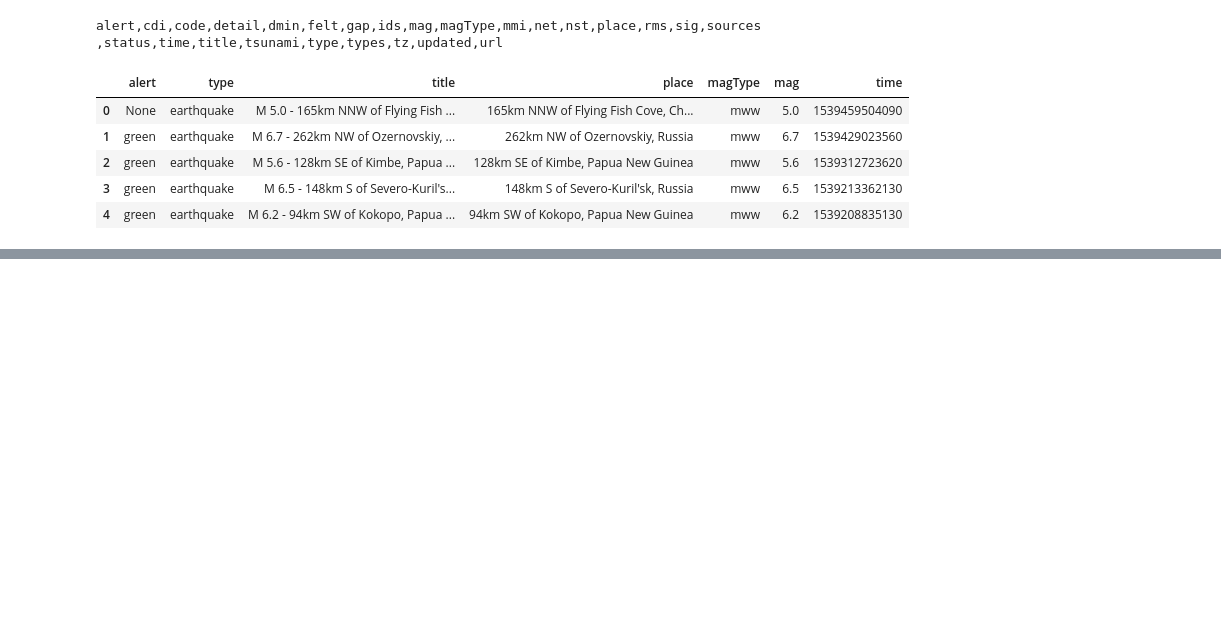
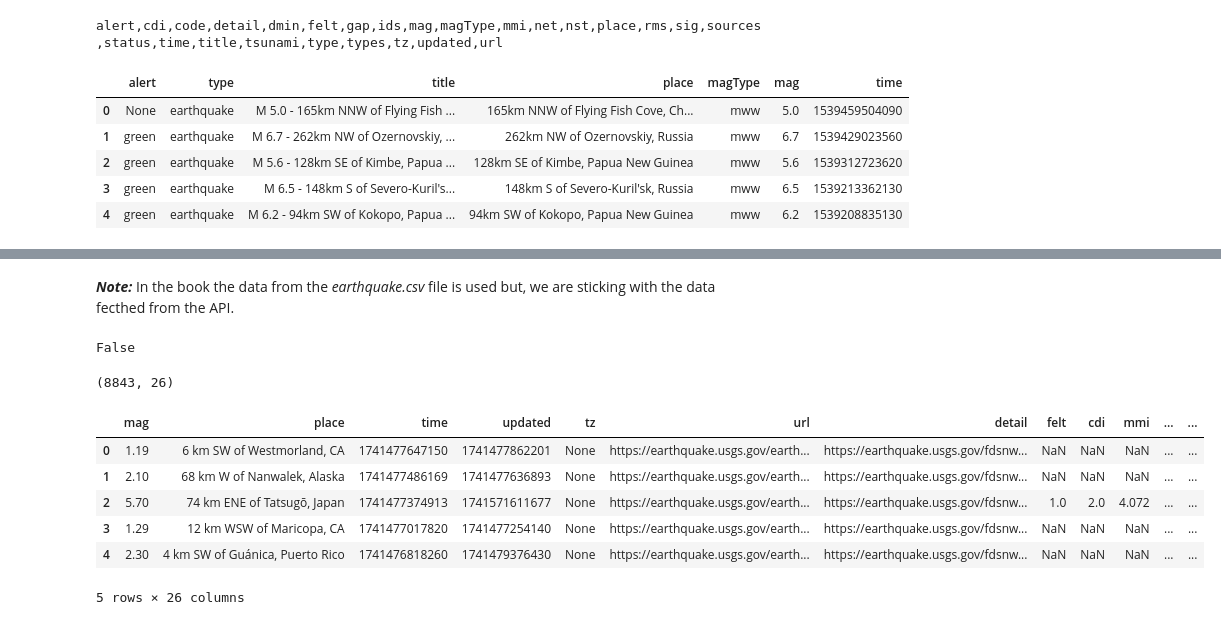
Before and after one commit to OfTheByteQuest/Data-Analytics-Learning-and-Projects, a Jupyter notebook: Chapter-2/Chapter-2.ipynb, the cells around one changed output, grey strips where cells are left out. Cells and saved outputs as stored; diff of their text form; code cells hidden in the pictures; blank space fills up the shorter version.

```diff
--- a/Chapter-2/Chapter-2.ipynb
+++ b/Chapter-2/Chapter-2.ipynb
@@ -318,0 +373,20 @@ tsunamis.head()
+# %% [markdown]
+***Note:*** In the book the data from the *earthquake.csv* file is used but, we are sticking with the data fecthed from the API.
+# %%
+df.empty
+# %% [output]
+False
+# %%
+df.shape
+# %% [output]
+(8843, 26)
+# %%
+df.head()
+# %% [output]
+|  | mag | place | time | updated | tz | url | detail | felt | cdi | mmi | ... | ... |
+| 0 | 1.19 | 6 km SW of Westmorland, CA | 1741477647150 | 1741477862201 | None | https://earthquake.usgs.gov/earth... | https://earthquake.usgs.gov/fdsnw... | NaN | NaN | NaN | ... | ... |
+| 1 | 2.10 | 68 km W of Nanwalek, Alaska | 1741477486169 | 1741477636893 | None | https://earthquake.usgs.gov/earth... | https://earthquake.usgs.gov/fdsnw... | NaN | NaN | NaN | ... | ... |
+| 2 | 5.70 | 74 km ENE of Tatsugō, Japan | 1741477374913 | 1741571611677 | None | https://earthquake.usgs.gov/earth... | https://earthquake.usgs.gov/fdsnw... | 1.0 | 2.0 | 4.072 | ... | ... |
+| 3 | 1.29 | 12 km WSW of Maricopa, CA | 1741477017820 | 1741477254140 | None | https://earthquake.usgs.gov/earth... | https://earthquake.usgs.gov/fdsnw... | NaN | NaN | NaN | ... | ... |
+| 4 | 2.30 | 4 km SW of Guánica, Puerto Rico | 1741476818260 | 1741479376430 | None | https://earthquake.usgs.gov/earth... | https://earthquake.usgs.gov/fdsnw... | NaN | NaN | NaN | ... | ... |
+5 rows × 26 columns
```
Also changed, not shown: parts of 20 cells of this notebook.
